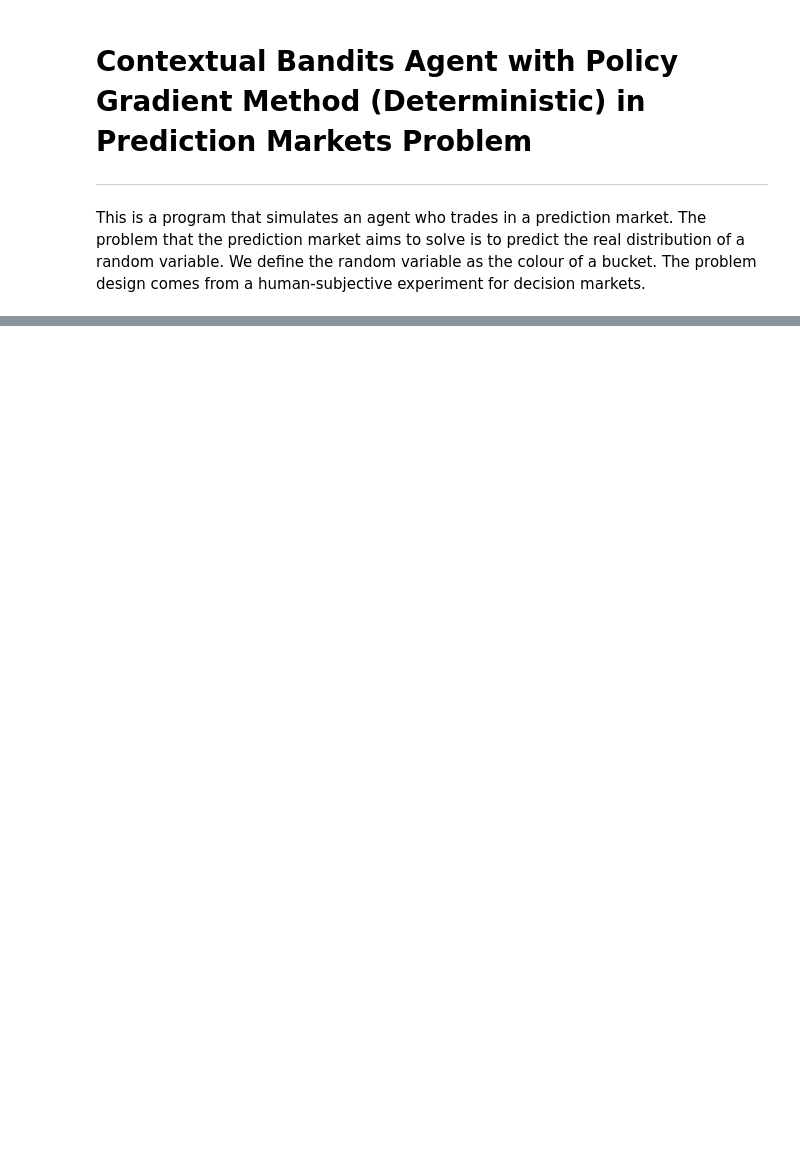
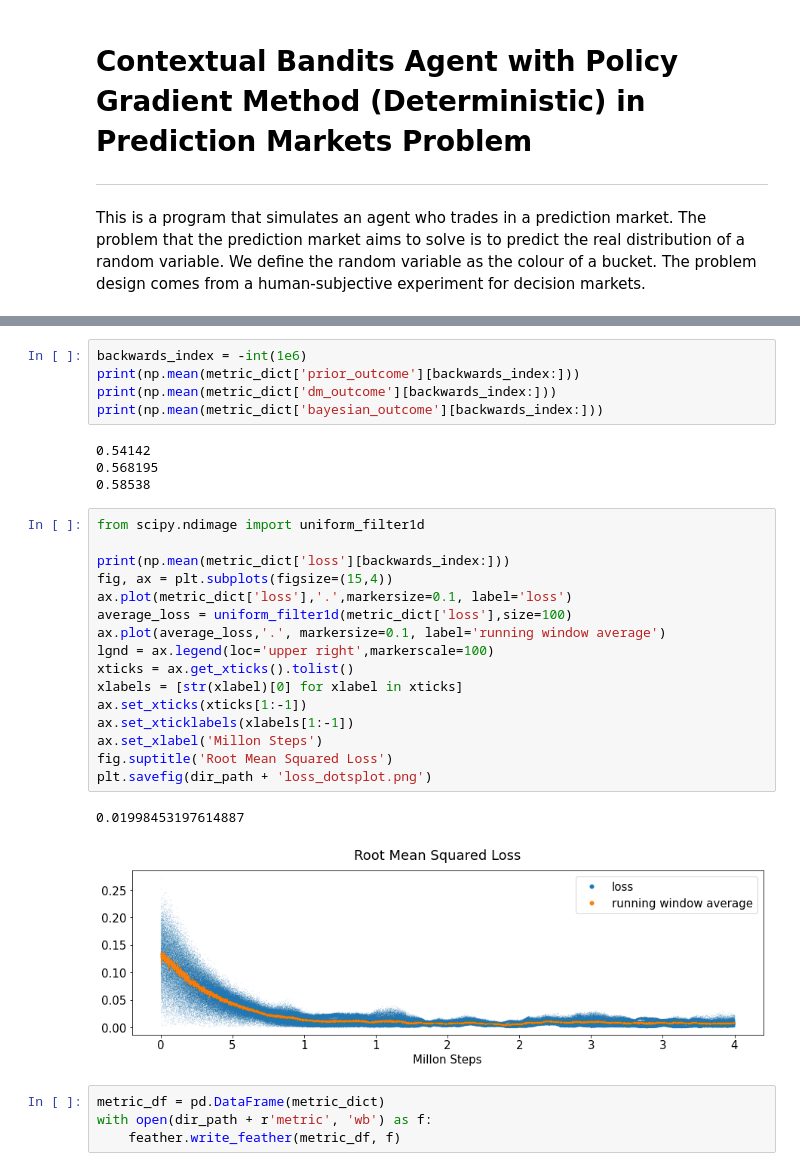
Before and after one commit to realwenlongwang/PeerPredictionPrincipalSignal, a Jupyter notebook: Deterministic_Gradient_Bandit_with_Continous_Action_Space.ipynb, the cells around one changed output, grey strips where cells are left out. Cells and saved outputs as stored; diff of their text form; blank space fills up the shorter version.

```diff
--- a/Deterministic_Gradient_Bandit_with_Continous_Action_Space.ipynb
+++ b/Deterministic_Gradient_Bandit_with_Continous_Action_Space.ipynb
@@ -70,0 +86,32 @@ plt.plot(loss_list)
+# %%
+backwards_index = -int(1e6)
+print(np.mean(metric_dict['prior_outcome'][backwards_index:]))
+print(np.mean(metric_dict['dm_outcome'][backwards_index:]))
+print(np.mean(metric_dict['bayesian_outcome'][backwards_index:]))
+# %% [output]
+0.54142
+0.568195
+0.58538
+# %%
+from scipy.ndimage import uniform_filter1d
+
+print(np.mean(metric_dict['loss'][backwards_index:]))
+fig, ax = plt.subplots(figsize=(15,4))
+ax.plot(metric_dict['loss'],'.',markersize=0.1, label='loss')
+average_loss = uniform_filter1d(metric_dict['loss'],size=100)
+ax.plot(average_loss,'.', markersize=0.1, label='running window average')
+lgnd = ax.legend(loc='upper right',markerscale=100)
+xticks = ax.get_xticks().tolist()
+xlabels = [str(xlabel)[0] for xlabel in xticks]
+ax.set_xticks(xticks[1:-1])
+ax.set_xticklabels(xlabels[1:-1])
+ax.set_xlabel('Millon Steps')
+fig.suptitle('Root Mean Squared Loss')
+plt.savefig(dir_path + 'loss_dotsplot.png')
+# %% [output]
+0.01998453197614887
+[figure, added]
+# %%
+metric_df = pd.DataFrame(metric_dict)
+with open(dir_path + r'metric', 'wb') as f:
+    feather.write_feather(metric_df, f)
```
Also changed, not shown: parts of 23 cells of this notebook, 4 other files.
